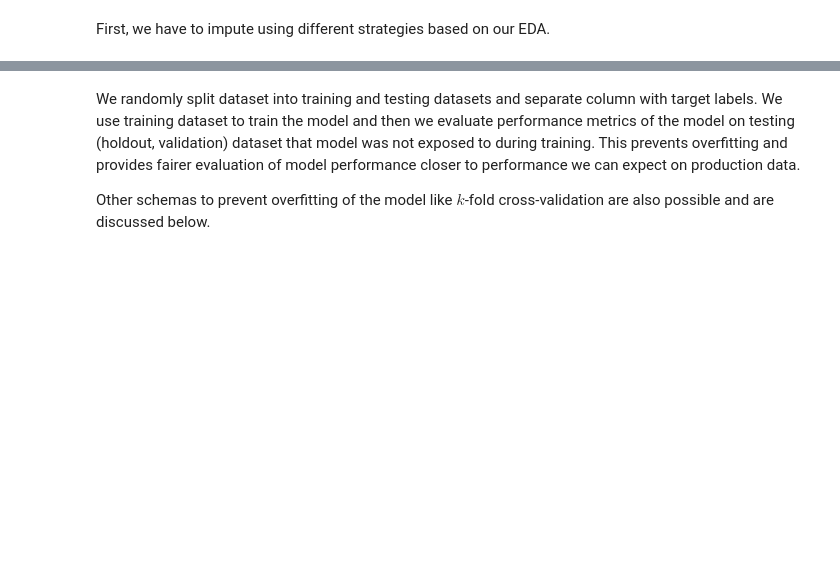
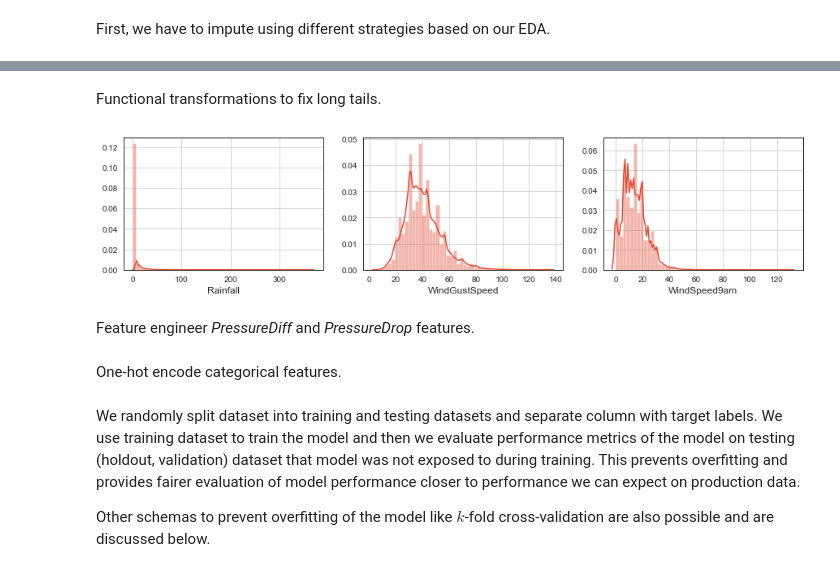
Before and after one commit to avast/machine-learning-python, a Jupyter notebook: imlp_2_modeling.ipynb, the cells around one changed output, grey strips where cells are left out. Saved outputs shown, nothing was run; the diff lists cells and outputs as text; code cells hidden in the pictures; blank space fills up the shorter version.

```diff
--- a/imlp_2_modeling.ipynb
+++ b/imlp_2_modeling.ipynb
@@ -143,9 +176,24 @@ features += [(f, SimpleImputer(strategy='median'), [f]) for f in ff]
 ff = ['RainToday', 'NoRainWeek']
 features += [(f, SimpleImputer(strategy='constant', fill_value=0), [f]) for f in ff]
+# %% [markdown]
+Functional transformations to fix long tails.
+# %%
+# plot
+fig, ax = plt.subplots(ncols=3, figsize=(15, 3))
+sns.distplot(df.Rainfall.dropna(), ax=ax[0]);
+ax[0].grid();
+sns.distplot(df.WindGustSpeed.dropna(), ax=ax[1]);
+ax[1].grid();
+sns.distplot(df.WindSpeed9am.dropna(), ax=ax[2]);
+ax[2].grid();
+# %% [output]
+[figure, added]
 # %%
 # we use log(x+1) to fix distributions
 ff = ['Rainfall', 'WindGustSpeed', 'WindSpeed9am', 'WindSpeed3pm']
 features += [(f, mp(SimpleImputer(strategy='mean'), FunctionTransformer(np.log1p)), [f]) for f in ff]
+# %% [markdown]
+Feature engineer *PressureDiff* and *PressureDrop* features.
 # %%
 # we use 2 features to create a new one
 def gt0(a):
@@ -159,3 +210,5 @@ features += [('-PressureDrop', mp(SimpleImputer(strategy='median'), FunctionTran
+# %% [markdown]
+One-hot encode categorical features.
 # %%
 # we generate one hot encodings for categorical features
 ff = ['WindGustDir', 'WindDir9am', 'WindDir3pm']
```
Also changed, not shown: parts of 46 cells of this notebook, 5 other files.
